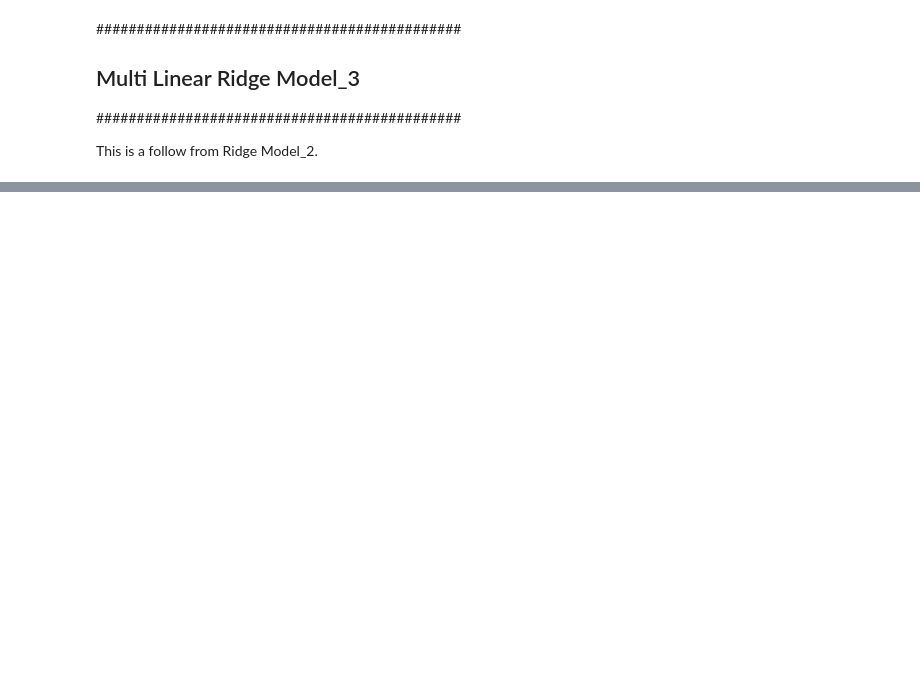
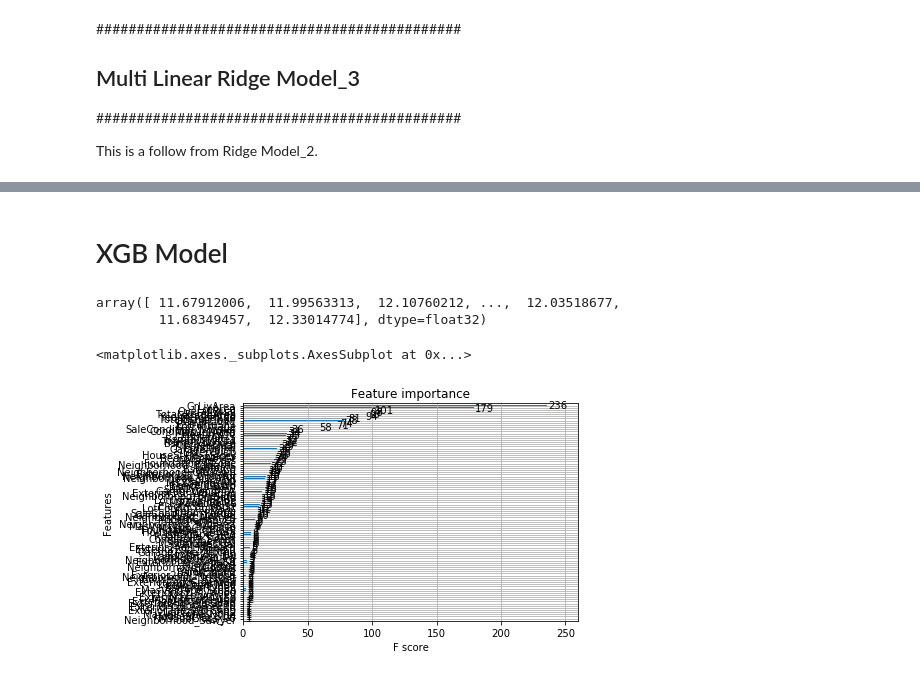
Before and after one commit to joshualee791204/Octopus, a Jupyter notebook: Jason/Models.ipynb, the cells around one changed output, grey strips where cells are left out. Cells and saved outputs as stored; diff of their text form; code cells hidden in the pictures; blank space fills up the shorter version.

```diff
--- a/Jason/Models.ipynb
+++ b/Jason/Models.ipynb
@@ -430,0 +426,17 @@ grid_search_forest = GridSearchCV(randomForest, grid_para_forest, cv=5, n_jobs=-
+# %% [markdown]
+# XGB Model
+# %%
+import xgboost as xgb
+m_xgb = xgb.XGBRegressor(colsample_bytree=0.4603, gamma=0.0468,
+                            learning_rate=0.05, max_depth=3,
+                            min_child_weight=1.7817, n_estimators=2200,
+                            reg_alpha=0.4640, reg_lambda=0.8571,
+                            subsample=0.5213, silent=1,
+                             nthread = -1)
+# %%
+m1 = m_xgb.fit(x_train, y_train)
+# %%
+m1.predict(x_test)
+# %% [output]
+array([ 11.67912006,  11.99563313,  12.10760212, ...,  12.03518677,
+        11.68349457,  12.33014774], dtype=float32)
@@ -430,0 +445,6 @@ grid_search_forest = GridSearchCV(randomForest, grid_para_forest, cv=5, n_jobs=-
+# %%
+
+xgb.plot_importance(m1)
+# %% [output]
+<matplotlib.axes._subplots.AxesSubplot at 0x...>
+[figure, added]
```
Also changed, not shown: parts of 36 cells of this notebook, 12 other files.
